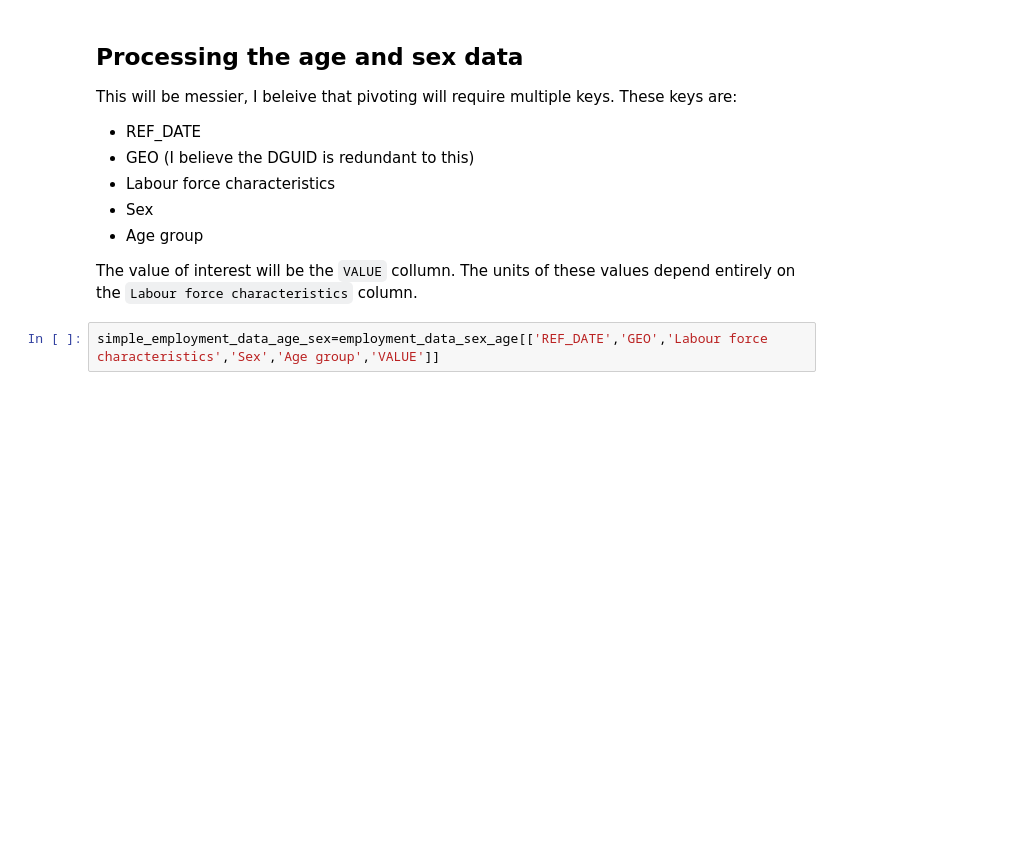
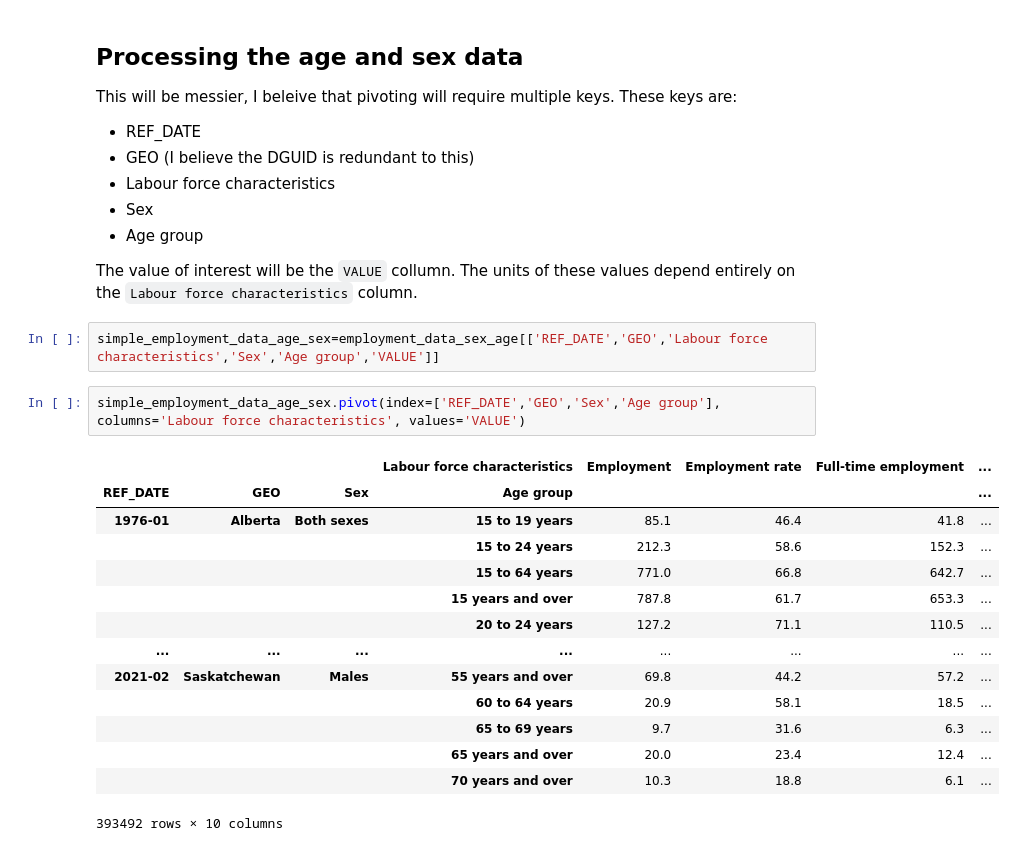
Before and after one commit to thegentlemanphysicist/DataScienceProject, a Jupyter notebook: rawData.ipynb, the cells around one changed output. Saved outputs shown, nothing was run; the diff lists cells and outputs as text; blank space fills up the shorter version.

Commit message:
Pivoted the data tables

```diff
--- a/rawData.ipynb
+++ b/rawData.ipynb
@@ -211,3 +211,20 @@ This will be messier, I beleive that pivoting will require multiple keys.  These
 The value of interest will be the `VALUE` collumn.  The units of these values depend entirely on the `Labour force characteristics` column.
 # %%
 simple_employment_data_age_sex=employment_data_sex_age[['REF_DATE','GEO','Labour force characteristics','Sex','Age group','VALUE']]
+# %%
+simple_employment_data_age_sex.pivot(index=['REF_DATE','GEO','Sex','Age group'], columns='Labour force characteristics', values='VALUE')
+# %% [output]
+|  |  |  | Labour force characteristics | Employment | Employment rate | Full-time employment | ... |
+| REF_DATE | GEO | Sex | Age group |  |  |  | ... |
+| 1976-01 | Alberta | Both sexes | 15 to 19 years | 85.1 | 46.4 | 41.8 | ... |
+|  |  |  | 15 to 24 years | 212.3 | 58.6 | 152.3 | ... |
+|  |  |  | 15 to 64 years | 771.0 | 66.8 | 642.7 | ... |
+|  |  |  | 15 years and over | 787.8 | 61.7 | 653.3 | ... |
+|  |  |  | 20 to 24 years | 127.2 | 71.1 | 110.5 | ... |
+| ... | ... | ... | ... | ... | ... | ... | ... |
+| 2021-02 | Saskatchewan | Males | 55 years and over | 69.8 | 44.2 | 57.2 | ... |
+|  |  |  | 60 to 64 years | 20.9 | 58.1 | 18.5 | ... |
+|  |  |  | 65 to 69 years | 9.7 | 31.6 | 6.3 | ... |
+|  |  |  | 65 years and over | 20.0 | 23.4 | 12.4 | ... |
+|  |  |  | 70 years and over | 10.3 | 18.8 | 6.1 | ... |
+393492 rows × 10 columns
```
